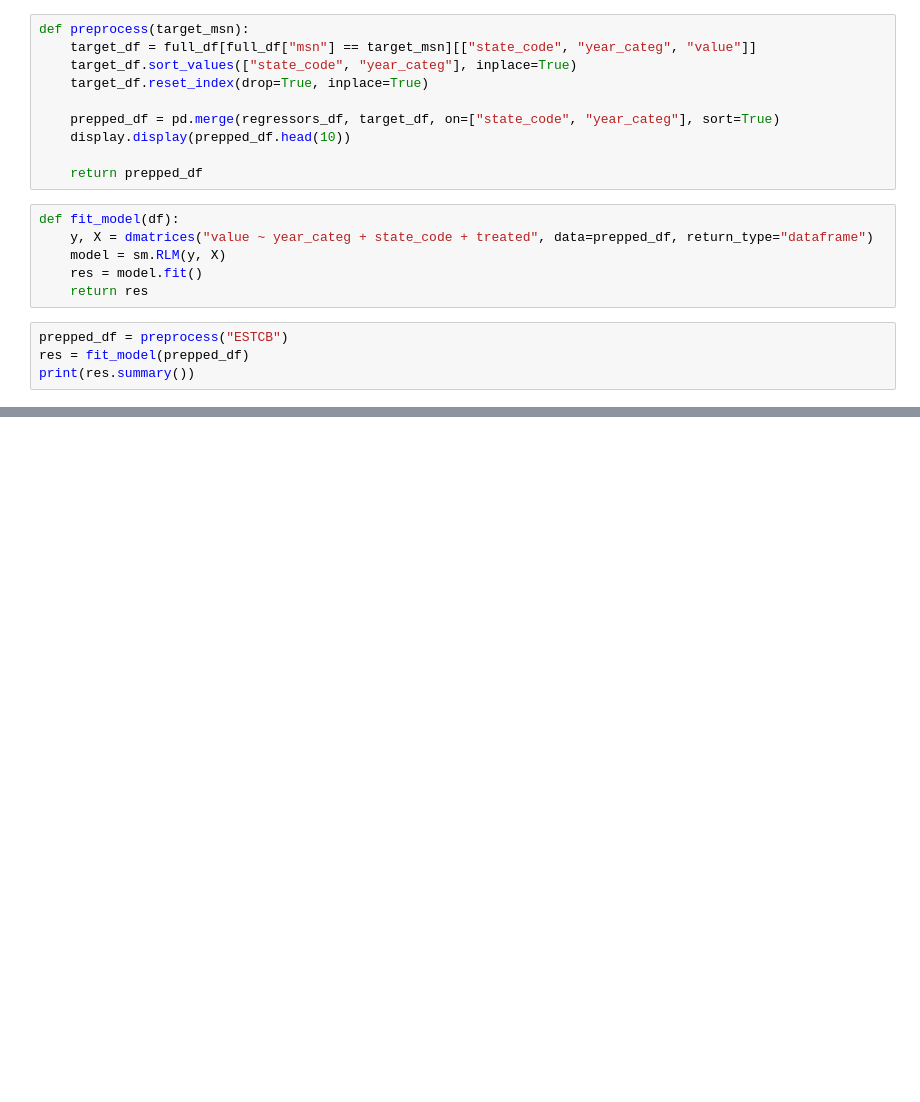
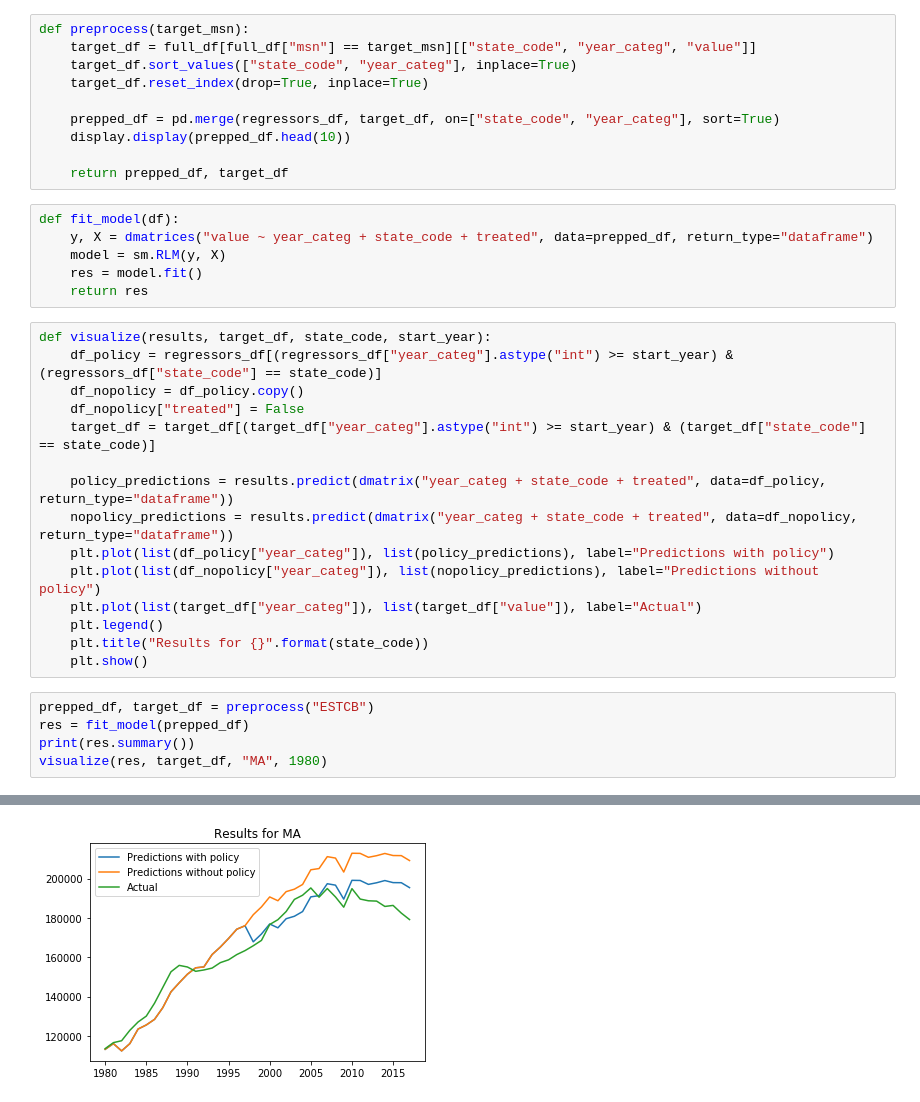
Before and after one commit to czhao39/2019-citadel-datathon, a Jupyter notebook: diff_in_diff.ipynb, the cells around one changed output, grey strips where cells are left out. Cells and saved outputs as stored; diff of their text form; blank space fills up the shorter version.

Commit message:
Add predictions vs. actual visualization

```diff
--- a/diff_in_diff.ipynb
+++ b/diff_in_diff.ipynb
@@ -75,17 +76,33 @@ def preprocess(target_msn):
     prepped_df = pd.merge(regressors_df, target_df, on=["state_code", "year_categ"], sort=True)
     display.display(prepped_df.head(10))
 
-    return prepped_df
+    return prepped_df, target_df
 # %%
 def fit_model(df):
     y, X = dmatrices("value ~ year_categ + state_code + treated", data=prepped_df, return_type="dataframe")
     model = sm.RLM(y, X)
     res = model.fit()
     return res
+# %%
+def visualize(results, target_df, state_code, start_year):
+    df_policy = regressors_df[(regressors_df["year_categ"].astype("int") >= start_year) & (regressors_df["state_code"] == state_code)]
+    df_nopolicy = df_policy.copy()
+    df_nopolicy["treated"] = False
+    target_df = target_df[(target_df["year_categ"].astype("int") >= start_year) & (target_df["state_code"] == state_code)]
+
+    policy_predictions = results.predict(dmatrix("year_categ + state_code + treated", data=df_policy, return_type="dataframe"))
+    nopolicy_predictions = results.predict(dmatrix("year_categ + state_code + treated", data=df_nopolicy, return_type="dataframe"))
+    plt.plot(list(df_policy["year_categ"]), list(policy_predictions), label="Predictions with policy")
+    plt.plot(list(df_nopolicy["year_categ"]), list(nopolicy_predictions), label="Predictions without policy")
+    plt.plot(list(target_df["year_categ"]), list(target_df["value"]), label="Actual")
+    plt.legend()
+    plt.title("Results for {}".format(state_code))
+    plt.show()
 # %%
-prepped_df = preprocess("ESTCB")
+prepped_df, target_df = preprocess("ESTCB")
 res = fit_model(prepped_df)
 print(res.summary())
+visualize(res, target_df, "MA", 1980)
 # %% [output]
 |  | year_categ | state_code | treated | value |
 | 0 | 1960 | AK | False | 1011.0 |
@@ -111,7 +128,8 @@ Time:                        12:18:11
 No. Iterations:                     5
 ======================================================================================
 ... (111 lines left out)
 ======================================================================================
 
 If the model instance has been used for another fit with different fit
 parameters, then the fit options might not be the correct ones anymore .
+[figure, added]
```
Also changed, not shown: parts of 2 cells of this notebook.
